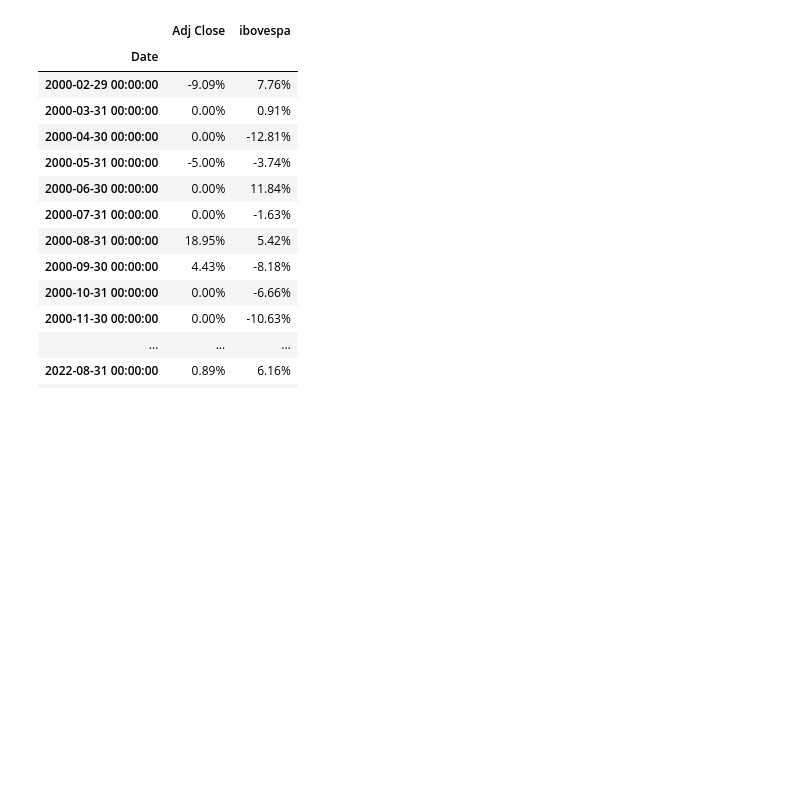
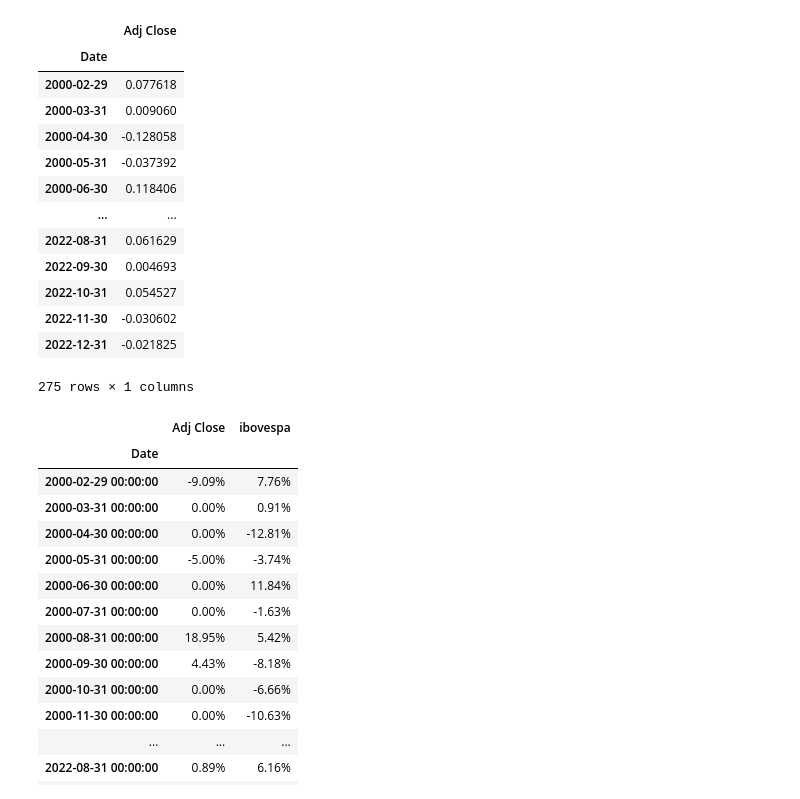
Before and after one commit to leandromad/Retornos_WEGE3, a Jupyter notebook: Retornos WEG.ipynb, the cells around one changed output. Cells and saved outputs as stored; diff of their text form; code cells hidden in the pictures; blank space fills up the shorter version.

```diff
--- a/Retornos WEG.ipynb
+++ b/Retornos WEG.ipynb
@@ -73,3 +106,23 @@ retornos_ibovespa = retornos_ibovespa[:-1]
+# %%
+#excluindo uma linha
+retornos_ibovespa = retornos_ibovespa.drop("2023-01-31", axis = 0)
+
+retornos_ibovespa
+# %% [output]
+|  | Adj Close |
+| Date |  |
+| 2000-02-29 | 0.077618 |
+| 2000-03-31 | 0.009060 |
+| 2000-04-30 | -0.128058 |
+| 2000-05-31 | -0.037392 |
+| 2000-06-30 | 0.118406 |
+| ... | ... |
+| 2022-08-31 | 0.061629 |
+| 2022-09-30 | 0.004693 |
+| 2022-10-31 | 0.054527 |
+| 2022-11-30 | -0.030602 |
+| 2022-12-31 | -0.021825 |
+275 rows × 1 columns
 # %%
 df_retornos_mensal['ibovespa'] = retornos_ibovespa.values
 
```
Also changed, not shown: parts of 6 cells of this notebook.
